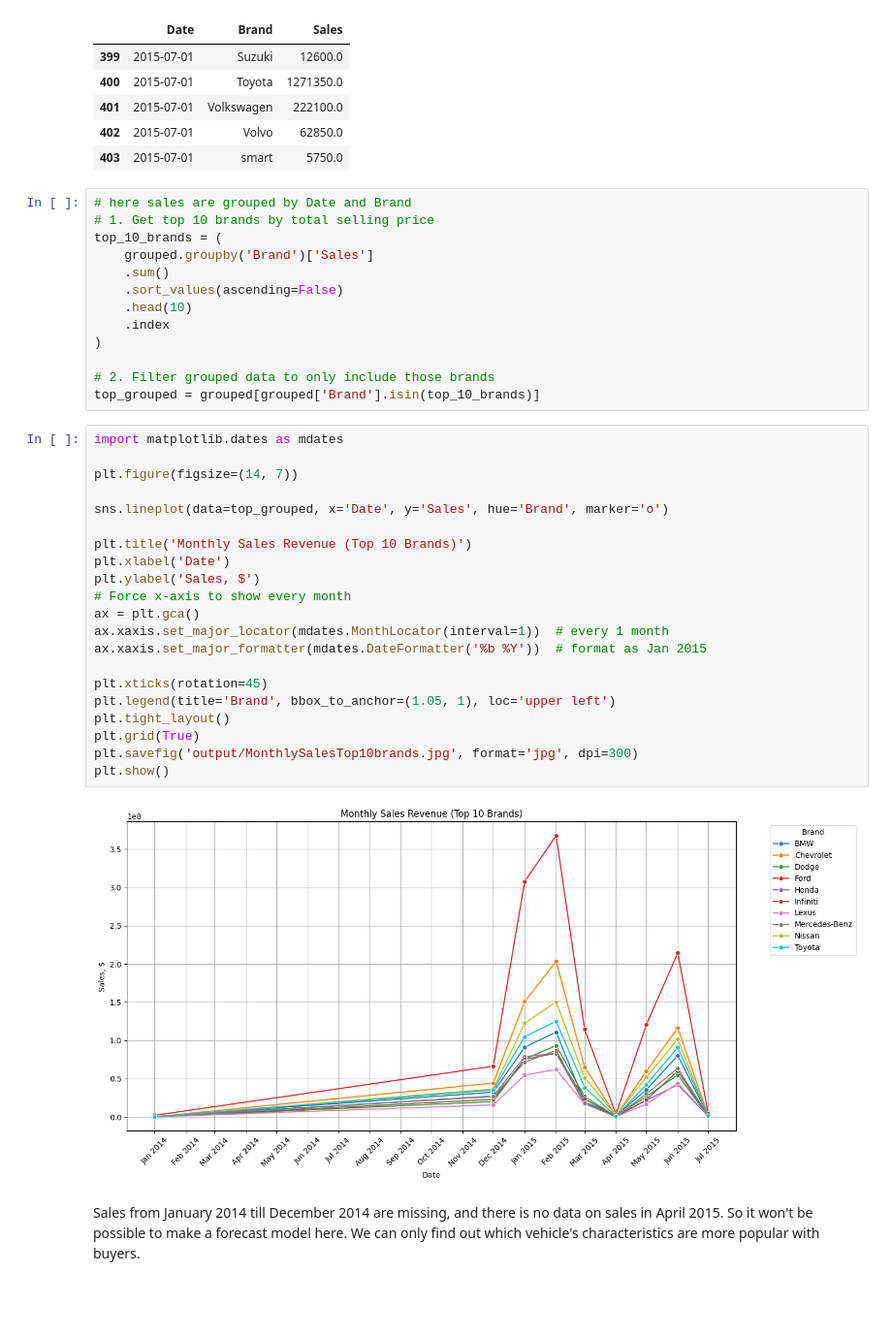
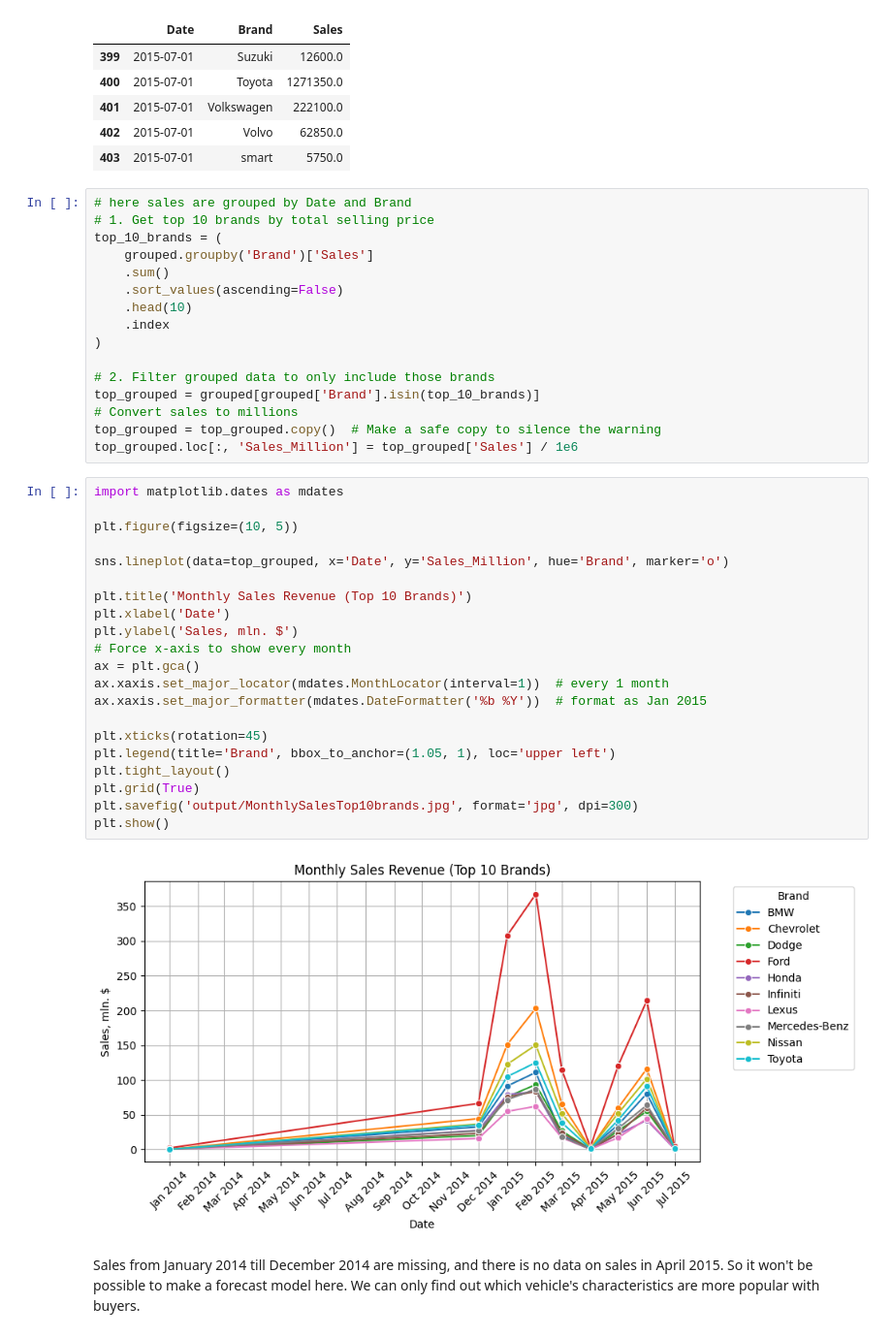
Before and after one commit to Angelika3108/Vehicle-Car-Sales, a Jupyter notebook: vehicle_sales.ipynb, the cells around one changed output. Shown: that part at 97% size. Cells and saved outputs as stored; diff of their text form; blank space fills up the shorter version.

```diff
--- a/vehicle_sales.ipynb
+++ b/vehicle_sales.ipynb
@@ -108,29 +108,32 @@ top_10_brands = (
 
 # 2. Filter grouped data to only include those brands
 top_grouped = grouped[grouped['Brand'].isin(top_10_brands)]
+# Convert sales to millions
+top_grouped = top_grouped.copy()  # Make a safe copy to silence the warning
+top_grouped.loc[:, 'Sales_Million'] = top_grouped['Sales'] / 1e6
 # %%
 import matplotlib.dates as mdates
 
-plt.figure(figsize=(14, 7))
+plt.figure(figsize=(10, 5))
 
-sns.lineplot(data=top_grouped, x='Date', y='Sales', hue='Brand', marker='o')
+sns.lineplot(data=top_grouped, x='Date', y='Sales_Million', hue='Brand', marker='o')
 
 plt.title('Monthly Sales Revenue (Top 10 Brands)')
 plt.xlabel('Date')
-plt.ylabel('Sales, $')
+plt.ylabel('Sales, mln. $')
 # Force x-axis to show every month
 ax = plt.gca()
 ax.xaxis.set_major_locator(mdates.MonthLocator(interval=1))  # every 1 month
 ax.xaxis.set_major_formatter(mdates.DateFormatter('%b %Y'))  # format as Jan 2015
 
 plt.xticks(rotation=45)
 plt.legend(title='Brand', bbox_to_anchor=(1.05, 1), loc='upper left')
 plt.tight_layout()
 plt.grid(True)
 plt.savefig('output/MonthlySalesTop10brands.jpg', format='jpg', dpi=300)
 plt.show()
 # %% [output]
-[figure, old version]
+[figure, new version]
 # %% [markdown]
 Sales from January 2014 till December 2014 are missing, and there is no data on sales in April 2015.
 So it won't be possible to make a forecast model here.
```
Also changed, not shown: parts of 5 cells of this notebook, 4 other files.
